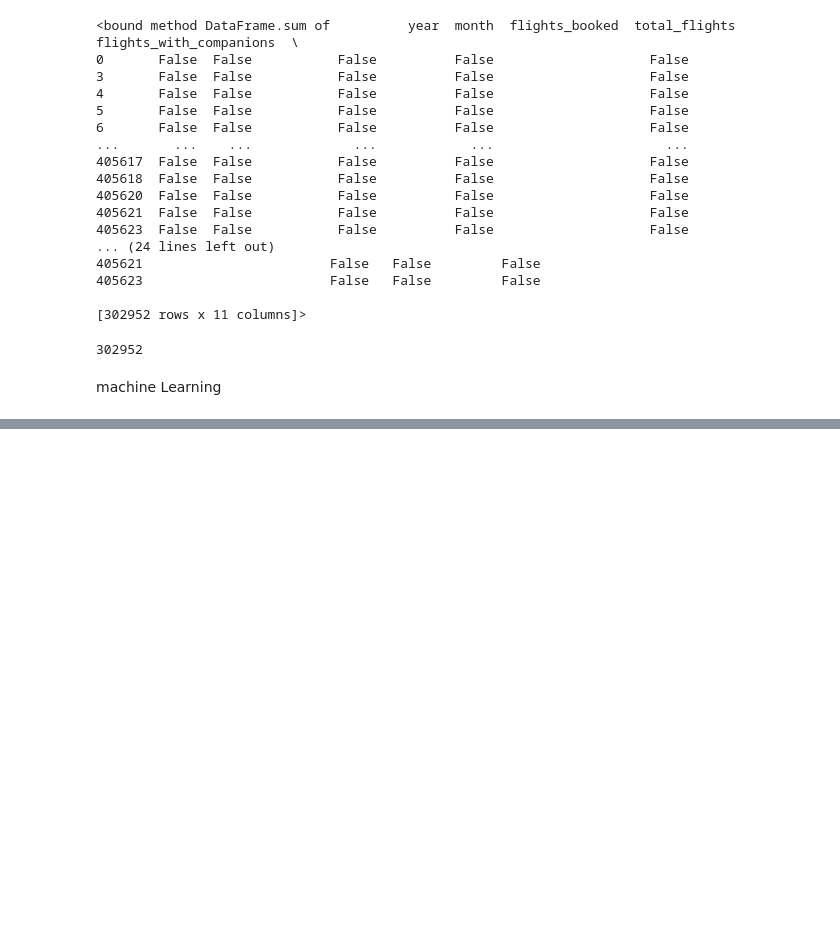
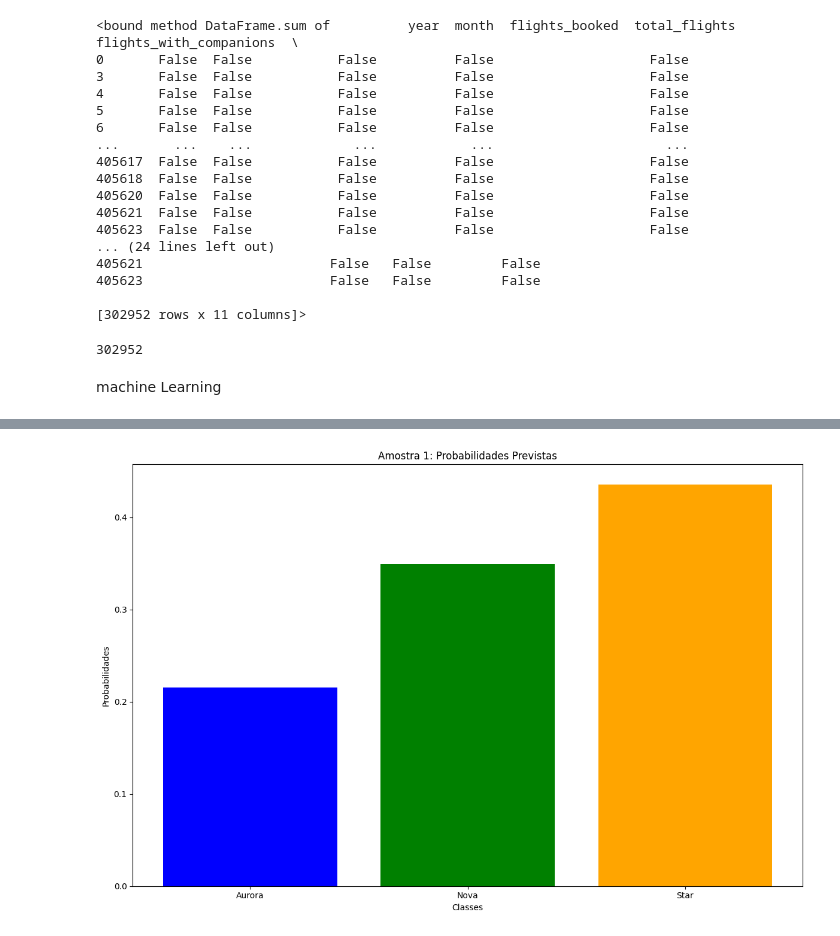
Before and after one commit to Miochelt-BR/projeto01_ds, a Jupyter notebook: analiseDeDados.ipynb, the cells around one changed output, grey strips where cells are left out. Drawn from its saved outputs; the diff is of its cells as text; code cells hidden in the pictures; blank space fills up the shorter version.

```diff
--- a/analiseDeDados.ipynb
+++ b/analiseDeDados.ipynb
@@ -350,0 +393,31 @@ DecisionTreeClassifier(max_depth=2)
+# %%
+import matplotlib.pyplot as plt
+
+# Supondo que X_novo e pred já foram definidos anteriormente
+
+# Nomes das classes
+classes = ['Aurora', 'Nova', 'Star']
+
+# Número de amostras para exibir no painel
+num_amostras = len(X_novo)
+
+# Definir o tamanho do painel de gráficos
+plt.figure(figsize=(12, 8))
+
+# Loop sobre cada amostra em X_novo
+for i in range(num_amostras):
+    # Probabilidades previstas para a amostra atual
+    probabilidades = pred[i]
+
+    # Criar um subplot para cada amostra
+    plt.subplot(num_amostras, 1, i+1)
+    plt.bar(classes, probabilidades, color=['blue', 'green', 'orange'])
+    plt.title(f'Amostra {i+1}: Probabilidades Previstas')
+    plt.xlabel('Classes')
+    plt.ylabel('Probabilidades')
+
+# Ajustar layout e mostrar o painel
+plt.tight_layout()
+plt.show()
+# %% [output]
+[figure, added]
```
Also changed, not shown: parts of 3 cells of this notebook.
